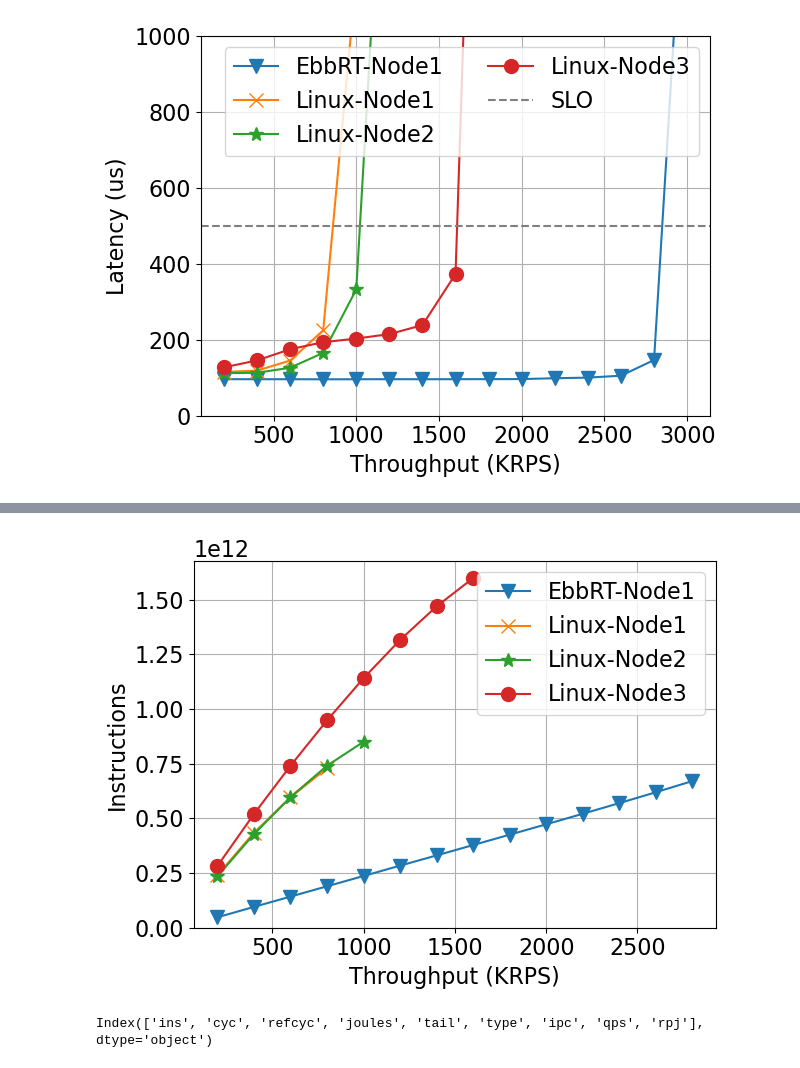
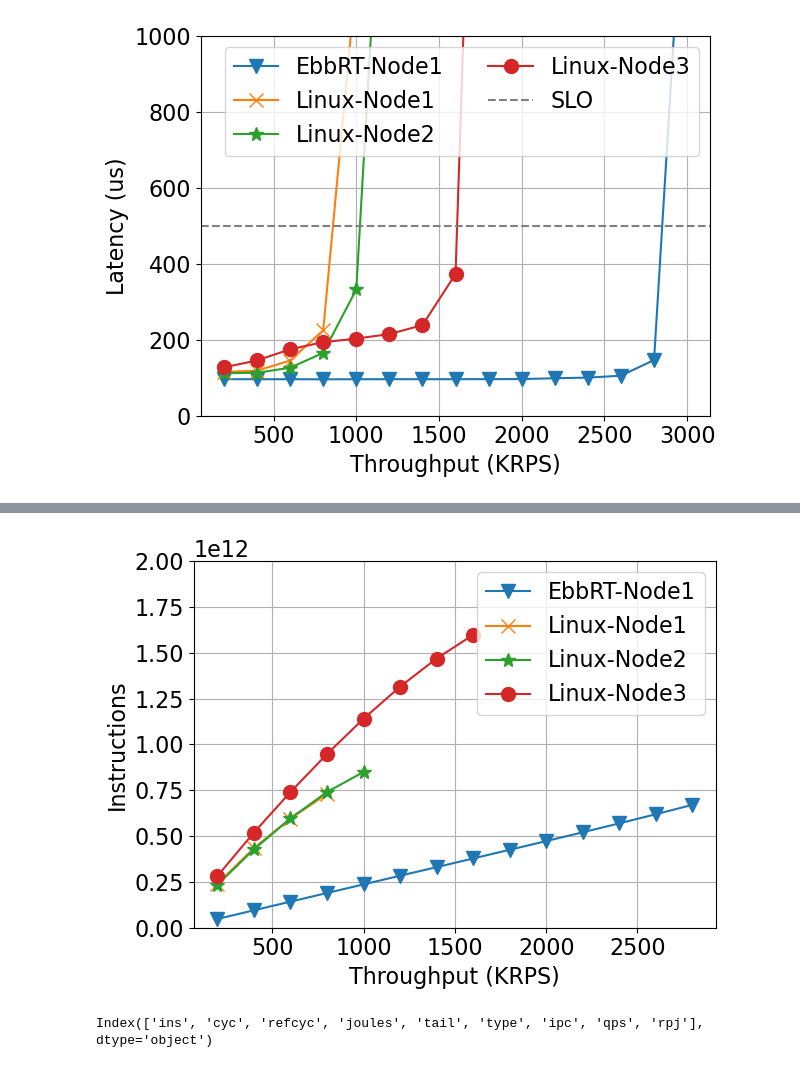
Before and after one commit to handong32/cloudlab, a Jupyter notebook: baremetal_ebbrt/hotcarbon_mcd.ipynb, the cells around one changed output, grey strips where cells are left out. Saved outputs shown, nothing was run; the diff lists cells and outputs as text; code cells hidden in the pictures.

```diff
--- a/baremetal_ebbrt/hotcarbon_mcd.ipynb
+++ b/baremetal_ebbrt/hotcarbon_mcd.ipynb
@@ -465,21 +465,21 @@ plt.savefig("mcd_joules.pdf")
 # %%
 fs=16
 plt.rc('axes', labelsize=fs)    # fontsize of the x and y labels
 plt.rc('xtick', labelsize=fs)    # fontsize of the tick labels
 plt.rc('ytick', labelsize=fs)    # fontsize of the tick labels
 
 for df in [dfebbrt, dflinux_c220g1, dflinux_c220g5, dflinux_sm220u]:
     plt.plot(df['kqps'][:-1], df['ins'][:-1], marker=ms[str(df['type'].unique()[0])], markersize=10, ls='-', label=str(df['type'].unique()[0]))
 plt.xlabel("Throughput (KRPS)", fontsize=fs)
 plt.ylabel("Instructions", fontsize=fs)
-plt.ylim(bottom=0)
+plt.ylim(bottom=0, top=2000000000000)
 plt.grid()
 plt.legend(ncols=1, fontsize=fs)
 plt.tight_layout()
 plt.savefig("mcd_instructions.pdf")
 #plt.show()
 # %% [output]
-[figure, old version]
+[figure, new version]
 # %%
 
 
```
Also changed, not shown: parts of 1 cell of this notebook, 10 other files.
